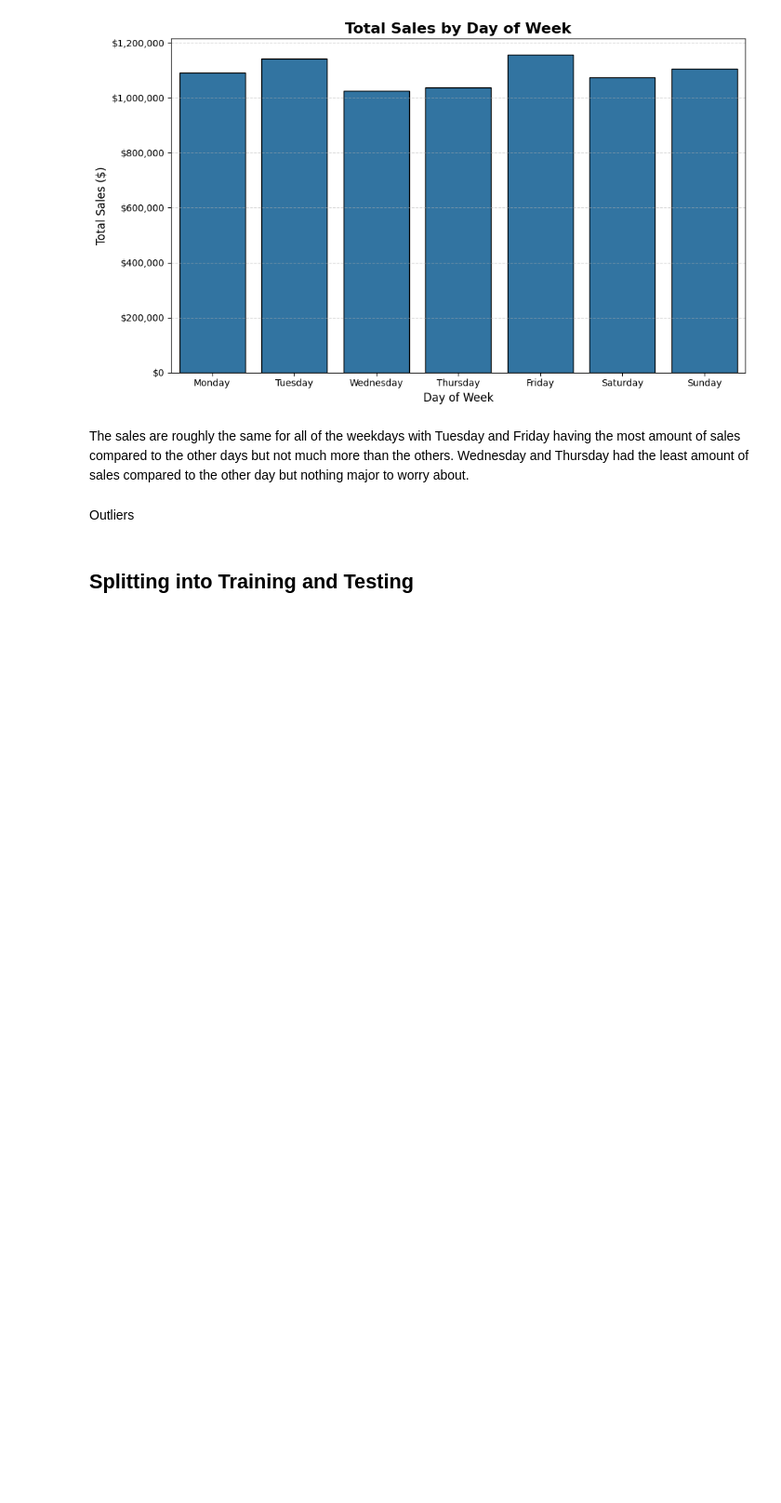
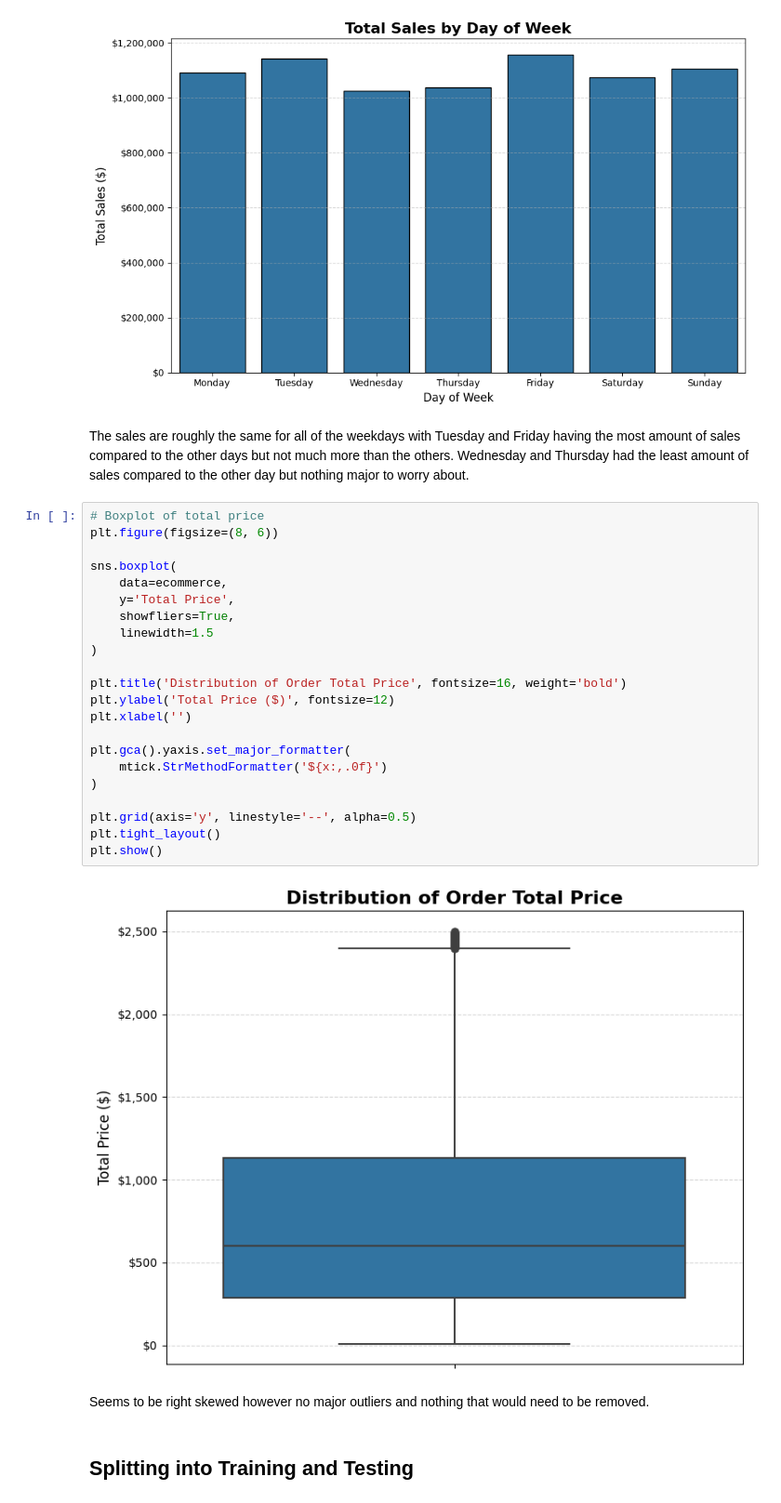
Before and after one commit to ryaltic/E-Commerce-Time-Series-Forecast, a Jupyter notebook: E_Commerce_Forecasting.ipynb, the cells around one changed output. Shown at 93% size. Drawn from its saved outputs; the diff is of its cells as text; blank space fills up the shorter version.

Commit message:
Added a boxplot

```diff
--- a/E_Commerce_Forecasting.ipynb
+++ b/E_Commerce_Forecasting.ipynb
@@ -332,7 +332,31 @@ plt.show()
 [figure]
 # %% [markdown]
 The sales are roughly the same for all of the weekdays with Tuesday and Friday having the most amount of sales compared to the other days but not much more than the others. Wednesday and Thursday had the least amount of sales compared to the other day but nothing major to worry about.
-# %% [markdown]
-Outliers
+# %%
+# Boxplot of total price
+plt.figure(figsize=(8, 6))
+
+sns.boxplot(
+    data=ecommerce,
+    y='Total Price',
+    showfliers=True,
+    linewidth=1.5
+)
+
+plt.title('Distribution of Order Total Price', fontsize=16, weight='bold')
+plt.ylabel('Total Price ($)', fontsize=12)
+plt.xlabel('')
+
+plt.gca().yaxis.set_major_formatter(
+    mtick.StrMethodFormatter('${x:,.0f}')
+)
+
+plt.grid(axis='y', linestyle='--', alpha=0.5)
+plt.tight_layout()
+plt.show()
+# %% [output]
+[figure, added]
+# %% [markdown]
+Seems to be right skewed however no major outliers and nothing that would need to be removed.
 # %% [markdown]
 ## Splitting into Training and Testing
```
Also changed, not shown: parts of 1 cell of this notebook.
